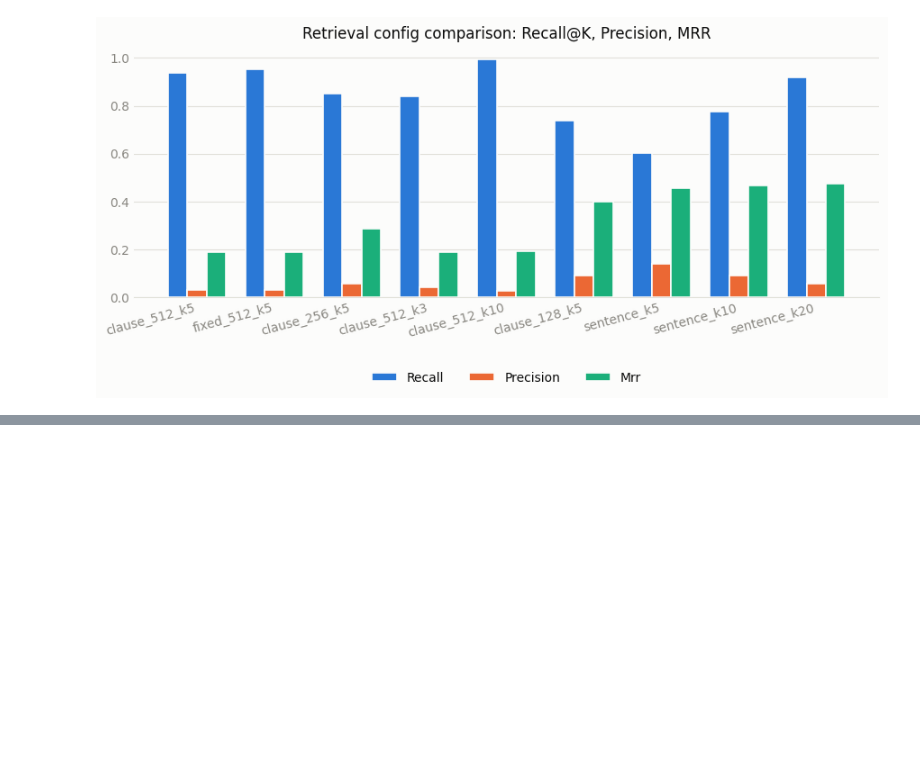
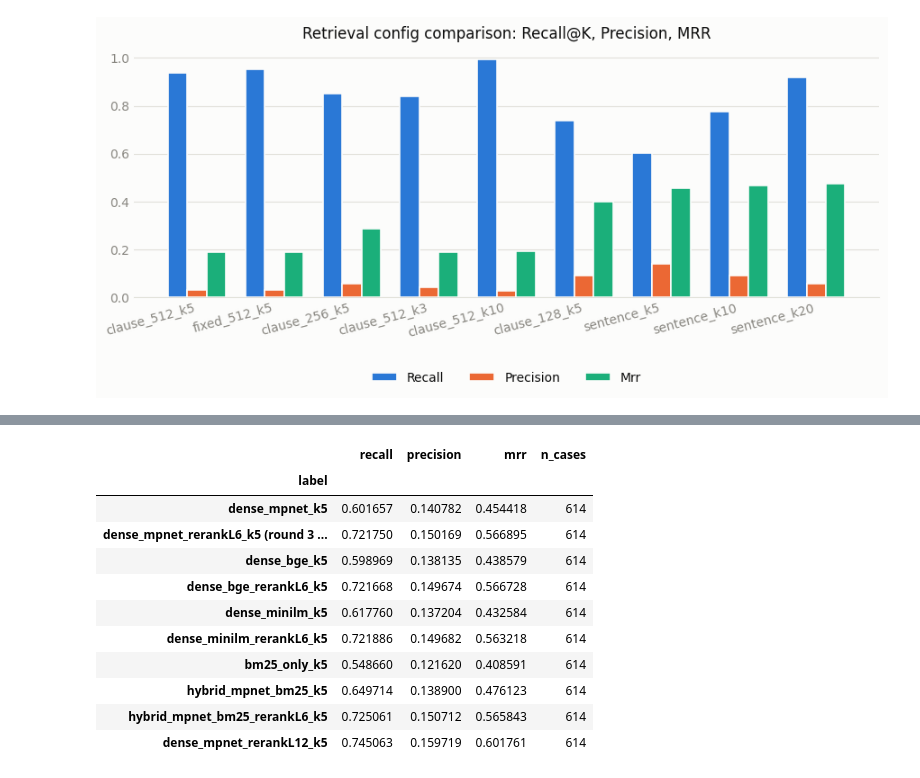
Before and after one commit to AsmithaUbaid/ndatrace, a Jupyter notebook: notebooks/04_retrieval_experiments.ipynb, the cells around one changed output, grey strips where cells are left out. Saved outputs shown, nothing was run; the diff lists cells and outputs as text; code cells hidden in the pictures; blank space fills up the shorter version.

```diff
--- a/notebooks/04_retrieval_experiments.ipynb
+++ b/notebooks/04_retrieval_experiments.ipynb
@@ -94,0 +97,17 @@ Reranking improved **all three metrics simultaneously** - no trade-off this time
+# %%
+round4 = json.loads(Path("data/full_retrieval_comparison.json").read_text())
+df4 = pd.DataFrame(round4).set_index("label")
+df4
+# %% [output]
+|  | recall | precision | mrr | n_cases |
+| label |  |  |  |  |
+| dense_mpnet_k5 | 0.601657 | 0.140782 | 0.454418 | 614 |
+| dense_mpnet_rerankL6_k5 (round 3 ... | 0.721750 | 0.150169 | 0.566895 | 614 |
+| dense_bge_k5 | 0.598969 | 0.138135 | 0.438579 | 614 |
+| dense_bge_rerankL6_k5 | 0.721668 | 0.149674 | 0.566728 | 614 |
+| dense_minilm_k5 | 0.617760 | 0.137204 | 0.432584 | 614 |
+| dense_minilm_rerankL6_k5 | 0.721886 | 0.149682 | 0.563218 | 614 |
+| bm25_only_k5 | 0.548660 | 0.121620 | 0.408591 | 614 |
+| hybrid_mpnet_bm25_k5 | 0.649714 | 0.138900 | 0.476123 | 614 |
+| hybrid_mpnet_bm25_rerankL6_k5 | 0.725061 | 0.150712 | 0.565843 | 614 |
+| dense_mpnet_rerankL12_k5 | 0.745063 | 0.159719 | 0.601761 | 614 |
```
Also changed, not shown: parts of 6 cells of this notebook, 8 other files.
